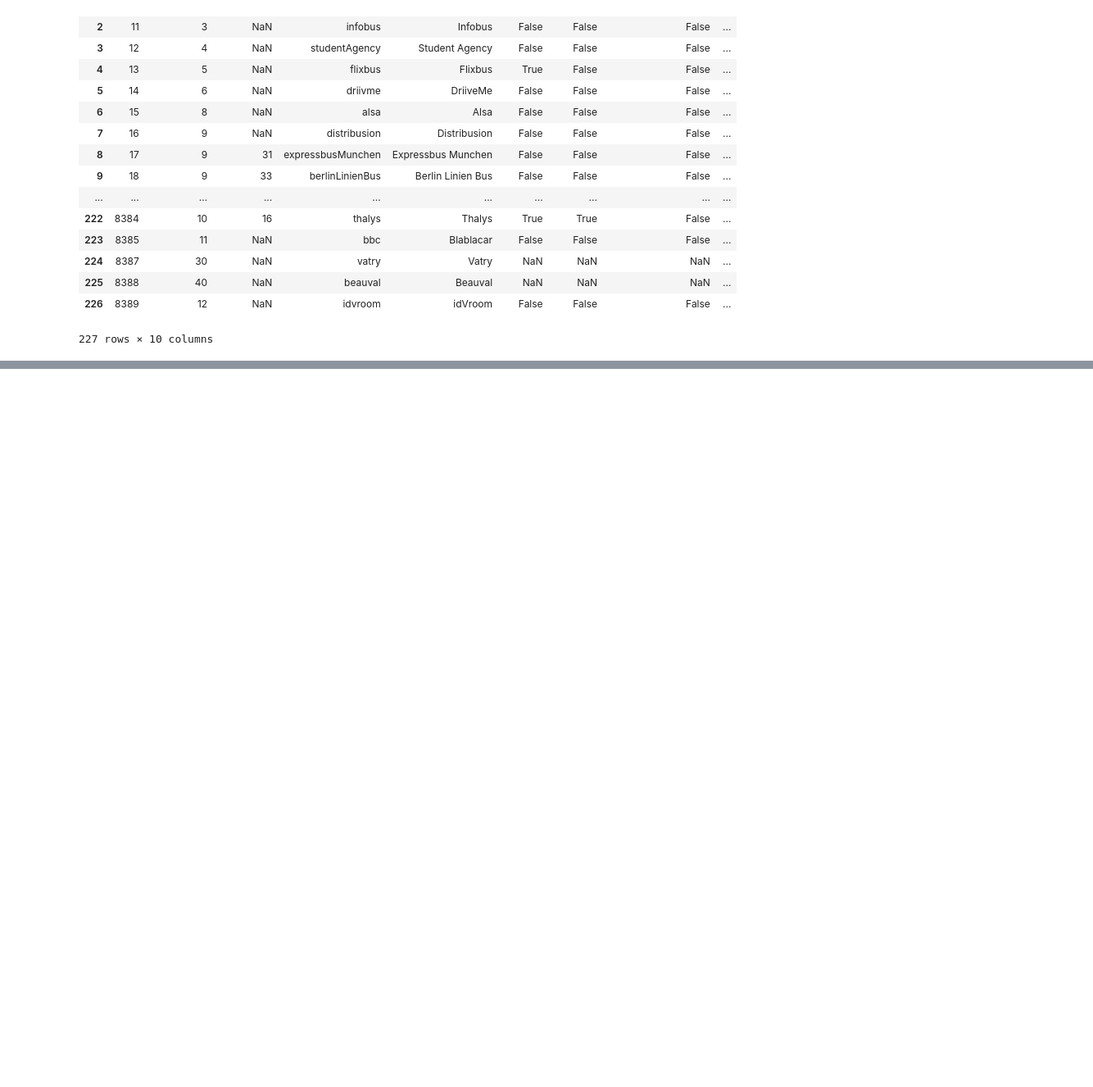
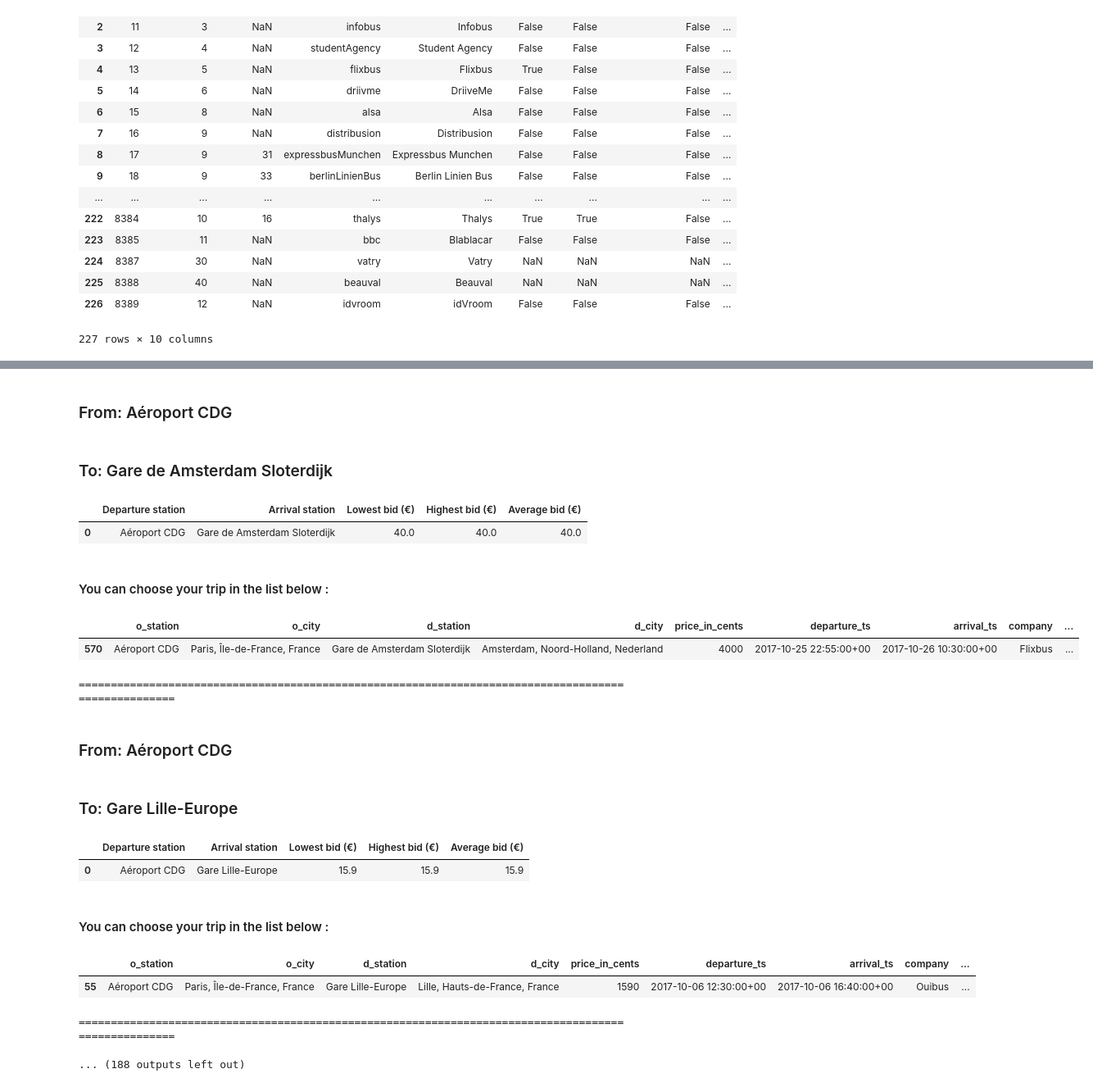
Before and after one commit to r13i/challenge-tictactrip, a Jupyter notebook: prototype-tictactrip.ipynb, the cells around one changed output, grey strips where cells are left out. Shown: that part at 82% size. Drawn from its saved outputs; the diff is of its cells as text; code cells hidden in the pictures; blank space fills up the shorter version.

Commit message:
Added min/max/avg bids. Added a list of cheapest trips to choose among.

```diff
--- a/prototype-tictactrip.ipynb
+++ b/prototype-tictactrip.ipynb
@@ -92,15 +95,3 @@ providers
 | 225 | 8388 | 40 | NaN | beauval | Beauval | NaN | NaN | NaN | ... |
 | 226 | 8389 | 12 | NaN | idvroom | idVroom | False | False | False | ... |
 227 rows × 10 columns
-# %%
-grouped = tickets.groupby(["o_station", "d_station"])
-
-for name, group in grouped:
-    print("{0} ===> {1}".format(id2station[name[0]], id2station[name[1]]))
-
-    min_prince = group["price_in_cents"].min()
-    min_group = group[group["price_in_cents"] == min_prince]
-    min_group["company"] = min_group["company"].apply(lambda x: id2provider[x])
-
-    print(min_group[["company", "search_ts", "departure_ts", "arrival_ts"]])
-    print("=" * 30)
@@ -145,0 +98,54 @@ Gare routière de Valence ===> Marne-La-Vallée - Chessy - Gare Tgv et OuiGo (À
+# %%
+# grouped_by_station = tickets.groupby(["o_station", "d_station"])
+grouped_by_station = tickets.head(1000).groupby(["o_station", "d_station"])
+
+for (start_point, end_point), group in grouped_by_station:
+    min_price = group["price_in_cents"].min()
+    max_price = group["price_in_cents"].max()
+    avg_price = group["price_in_cents"].mean()
+
+    trip_information = pd.DataFrame([{
+        "Departure station": id2station[start_point],
+        "Arrival station": id2station[end_point],
+        "Lowest bid (€)": min_price / 100,
+        "Highest bid (€)": max_price / 100,
+        "Average bid (€)": avg_price / 100
+    }])
+    trip_information = trip_information[["Departure station", "Arrival station", "Lowest bid (€)", "Highest bid (€)", "Average bid (€)"]]
+
+    display(HTML("<h3>From: {}".format(id2station[start_point])))
+    display(HTML("<h3>To: {}".format(id2station[end_point])))
+    display(trip_information)
+
+    display(HTML("<h4>You can choose your trip in the list below :"))
+
+    min_group = group[group["price_in_cents"] == min_price]
+    min_group.loc[:, ("o_station")] = min_group["o_station"].apply(lambda x: id2station[x])
+    min_group.loc[:, ("o_city")] = min_group["o_city"].apply(lambda x: id2city[x])
+    min_group.loc[:, ("d_station")] = min_group["d_station"].apply(lambda x: id2station[x])
+    min_group.loc[:, ("d_city")] = min_group["d_city"].apply(lambda x: id2city[x])
+    min_group.loc[:, ("company")] = min_group["company"].apply(lambda x: id2provider[x])
+    min_group.loc[:, ("other_companies")] = min_group["other_companies"].apply(lambda x: [id2provider[int(y)] for y in x.strip("{}").split(",")])
+    min_group.loc[:, ("middle_stations")] = min_group["middle_stations"].apply(lambda x: [id2station[int(y)] for y in x.strip("{}").split(",")])
+
+    display(min_group[["o_station", "o_city", "d_station", "d_city", "price_in_cents", "departure_ts", "arrival_ts", "company", "other_companies", "middle_stations"]])
+
+    print("=" * 100)
+# %% [output]
+From: Aéroport CDG
+To: Gare de Amsterdam Sloterdijk
+|  | Departure station | Arrival station | Lowest bid (€) | Highest bid (€) | Average bid (€) |
+| 0 | Aéroport CDG | Gare de Amsterdam Sloterdijk | 40.0 | 40.0 | 40.0 |
+You can choose your trip in the list below :
+|  | o_station | o_city | d_station | d_city | price_in_cents | departure_ts | arrival_ts | company | ... |
+| 570 | Aéroport CDG | Paris, Île-de-France, France | Gare de Amsterdam Sloterdijk | Amsterdam, Noord-Holland, Nederland | 4000 | 2017-10-25 22:55:00+00 | 2017-10-26 10:30:00+00 | Flixbus | ... |
+====================================================================================================
+From: Aéroport CDG
+To: Gare Lille-Europe
+|  | Departure station | Arrival station | Lowest bid (€) | Highest bid (€) | Average bid (€) |
+| 0 | Aéroport CDG | Gare Lille-Europe | 15.9 | 15.9 | 15.9 |
+You can choose your trip in the list below :
+|  | o_station | o_city | d_station | d_city | price_in_cents | departure_ts | arrival_ts | company | ... |
+| 55 | Aéroport CDG | Paris, Île-de-France, France | Gare Lille-Europe | Lille, Hauts-de-France, France | 1590 | 2017-10-06 12:30:00+00 | 2017-10-06 16:40:00+00 | Ouibus | ... |
+====================================================================================================
+... (188 outputs left out)
```
Also changed, not shown: parts of 3 cells of this notebook.
